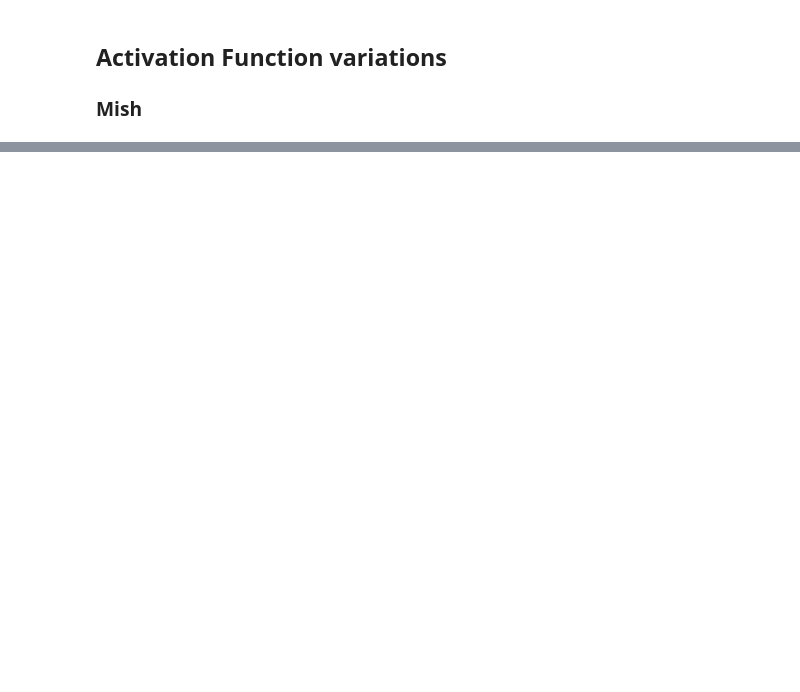
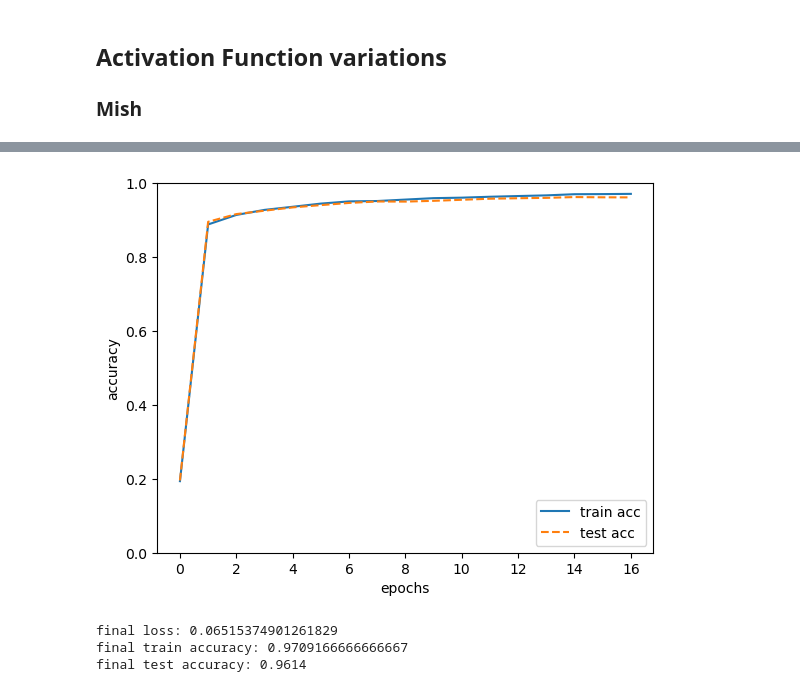
Before and after one commit to Thinline20/mnist_assignment, a Jupyter notebook: src/modified_net.ipynb, the cells around one changed output, grey strips where cells are left out. Drawn from its saved outputs; the diff is of its cells as text; code cells hidden in the pictures; blank space fills up the shorter version.

```diff
--- a/src/modified_net.ipynb
+++ b/src/modified_net.ipynb
@@ -47,0 +76,22 @@ for i in range(mish_iters_num):
+# %%
+markers = {"train": "o", "test": "s"}
+
+x = np.arange(len(mish_train_acc_list))
+
+plt.plot(x, mish_train_acc_list, label="train acc")
+plt.plot(x, mish_test_acc_list, label="test acc", linestyle="--")
+plt.xlabel("epochs")
+plt.ylabel("accuracy")
+plt.ylim(0, 1.0)
+plt.legend(loc="lower right")
+plt.show()
+# %% [output]
+[figure, added]
+# %%
+print(f"final loss: {mish_train_loss_list[-1]}")
+print(f"final train accuracy: {mish_train_acc_list[-1]}")
+print(f"final test accuracy: {mish_test_acc_list[-1]}")
+# %% [output]
+final loss: 0.06515374901261829
+final train accuracy: 0.9709166666666667
+final test accuracy: 0.9614
```
Also changed, not shown: parts of 2 cells of this notebook.
